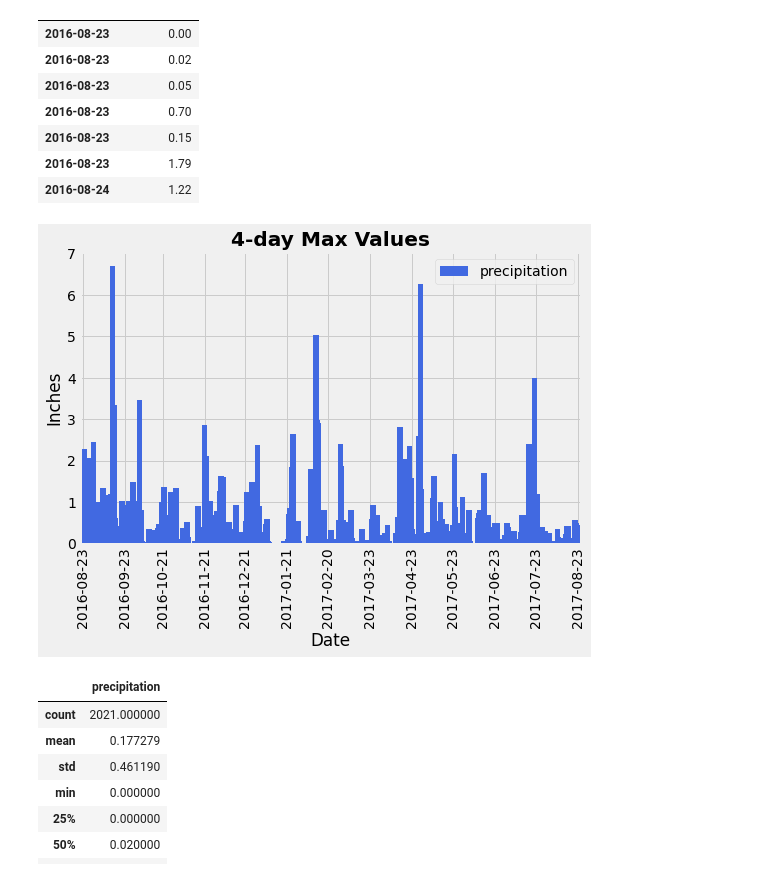
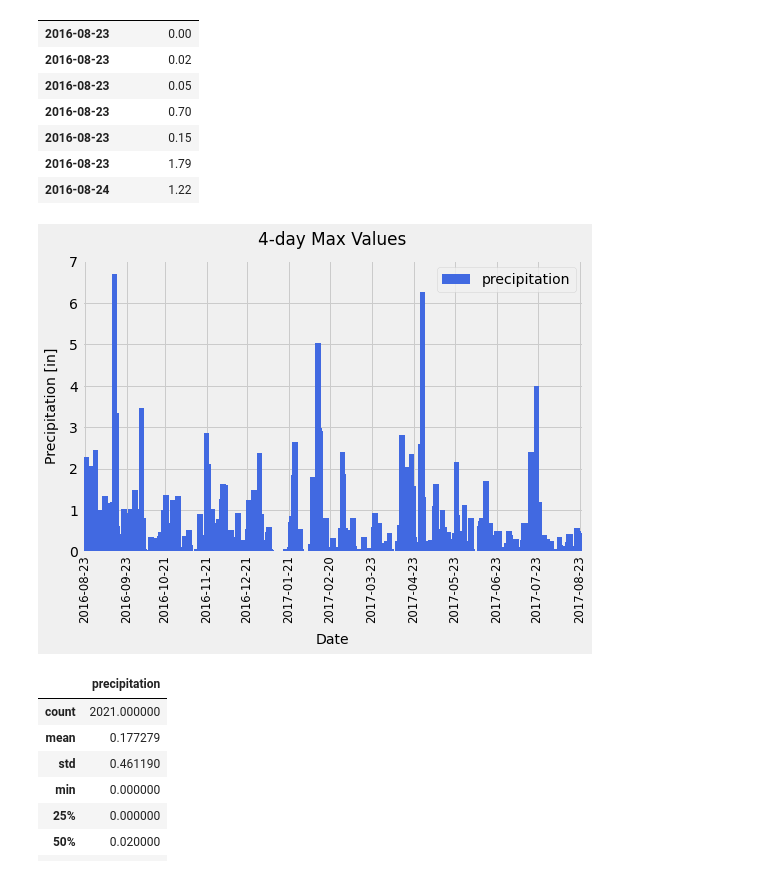
Before and after one commit to rperezme-data/DAB_H10_SQLAlchemy-challenge, a Jupyter notebook: ClimateSQLAlchemy/1_Climate_Analysis.ipynb, the cells around one changed output. Drawn from its saved outputs; the diff is of its cells as text; code cells hidden in the pictures.

```diff
--- a/ClimateSQLAlchemy/1_Climate_Analysis.ipynb
+++ b/ClimateSQLAlchemy/1_Climate_Analysis.ipynb
@@ -93,6 +93,13 @@ One year from last date: 2016-08-23
 # %%
 ## Define query to retrieve last 12 months of precipitation data
-stmt = session.query(Measurement.date, Measurement.prcp.label('precipitation')).filter(Measurement.date >= func.strftime(minus_one_year)).statement
+
+## Select query columns
+slct = [Measurement.date,
+        Measurement.prcp.label('precipitation')]
+
+## Declare query statement
+stmt = session.query(*slct).\
+    filter(Measurement.date >= func.strftime(minus_one_year)).statement
 
 ## Store query results into DataFrame & Set index (date column)
 precipitation_df = pd.read_sql_query(stmt, session.bind, index_col='date')
@@ -116,25 +123,26 @@ precipitation_df.head(7)
 | 2016-08-23 | 1.79 |
 | 2016-08-24 | 1.22 |
 # %%
-# Plot results using DataFrame.plot()
-precipitation_df.groupby(precipitation_df.index).max().plot(
-    kind='bar', figsize=(8,5), color='royalblue', width=4, rot=90)
+## Build daily precipitation max values DataFrame
+max_prcp_df = precipitation_df.groupby(precipitation_df.index).max()
 
-## Set plot title & labels
-plt.title('4-day Max Values', fontweight='bold')
-plt.xlabel('Date')
-plt.ylabel('Inches')
+## Plot using DataFrame.plot()
+max_prcp_df.plot(kind='bar', figsize=(8,5), color='royalblue', width=4, rot=90)
 
-## Set x-tickers (by month)
+## Set plot title and labels
+plt.title("4-day Max Values", pad=15, fontsize='large')
+plt.xlabel("Date", labelpad=10, fontsize='medium')
+plt.ylabel("Precipitation [in]", labelpad=10, fontsize='medium')
+
+## Set ticks (by month)
 plt.gca().xaxis.set_major_locator(mdates.MonthLocator(bymonth=range(13)))
+plt.xticks(rotation=90, fontsize="small")
 
-## Save plot
-plt.savefig('Images/Precipitation.png', bbox_inches='tight')
-
-## Display plot
+## Save & Display plot
+plt.savefig("Images/Precipitation.png", bbox_inches='tight')
 plt.show()
 # %% [output]
-[figure, old version]
+[figure, new version]
 # %%
 # Use Pandas to calcualte the summary statistics for the precipitation data
 precipitation_df.describe()
```
Also changed, not shown: parts of 6 cells of this notebook, 2 other files.
